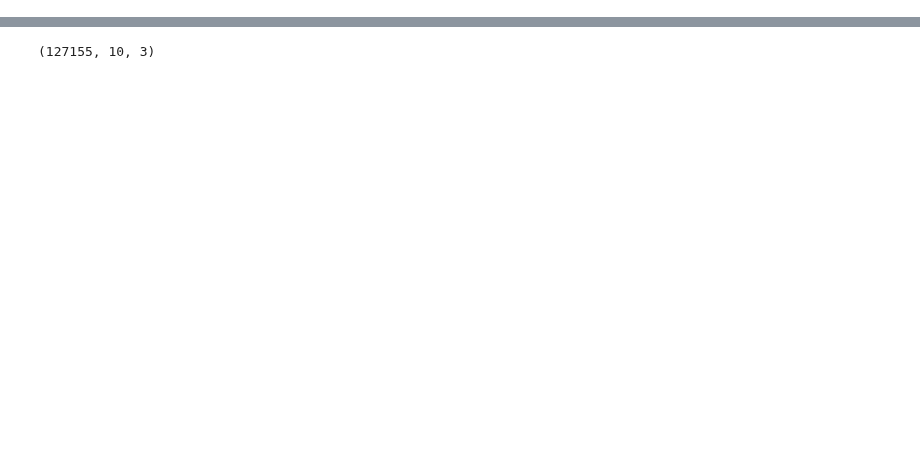
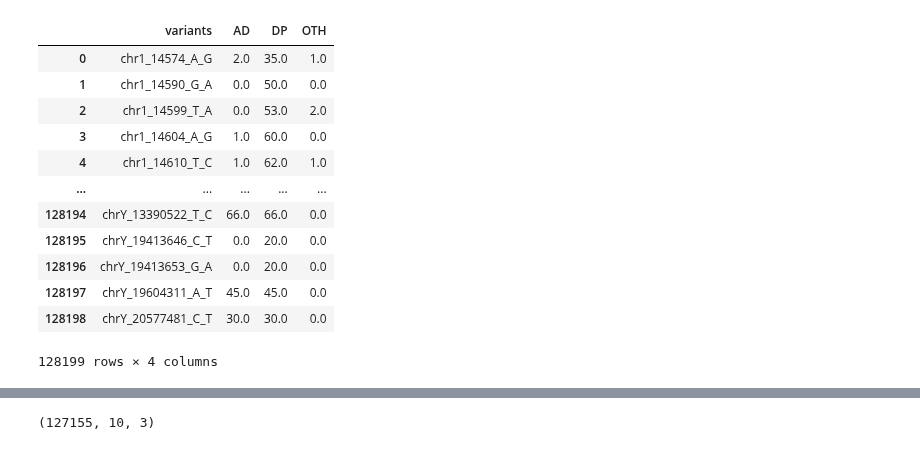
Before and after one commit to chengarthur/Vireobulk_analysis, a Jupyter notebook: pipeline/From_Processed_mutiano_to_demutiplxed-Copy1.ipynb, the cells around one changed output, grey strips where cells are left out. Drawn from its saved outputs; the diff is of its cells as text; code cells hidden in the pictures; blank space fills up the shorter version.

```diff
--- a/pipeline/From_Processed_mutiano_to_demutiplxed-Copy1.ipynb
+++ b/pipeline/From_Processed_mutiano_to_demutiplxed-Copy1.ipynb
@@ -136,0 +139,16 @@ df_anno=pd.read_csv("/media/wgs/subset_stimulation_bam/pbmc10donor/scvcf_annotat
+# %%
+df_b
+# %% [output]
+|  | variants | AD | DP | OTH |
+| 0 | chr1_14574_A_G | 2.0 | 35.0 | 1.0 |
+| 1 | chr1_14590_G_A | 0.0 | 50.0 | 0.0 |
+| 2 | chr1_14599_T_A | 0.0 | 53.0 | 2.0 |
+| 3 | chr1_14604_A_G | 1.0 | 60.0 | 0.0 |
+| 4 | chr1_14610_T_C | 1.0 | 62.0 | 1.0 |
+| ... | ... | ... | ... | ... |
+| 128194 | chrY_13390522_T_C | 66.0 | 66.0 | 0.0 |
+| 128195 | chrY_19413646_C_T | 0.0 | 20.0 | 0.0 |
+| 128196 | chrY_19413653_G_A | 0.0 | 20.0 | 0.0 |
+| 128197 | chrY_19604311_A_T | 45.0 | 45.0 | 0.0 |
+| 128198 | chrY_20577481_C_T | 30.0 | 30.0 | 0.0 |
+128199 rows × 4 columns
```
Also changed, not shown: parts of 15 cells of this notebook, 5 other files.
